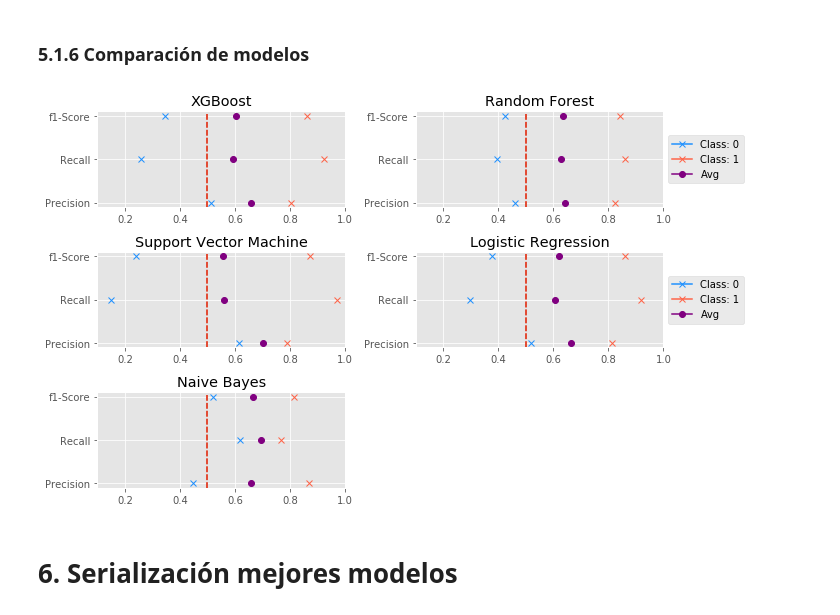
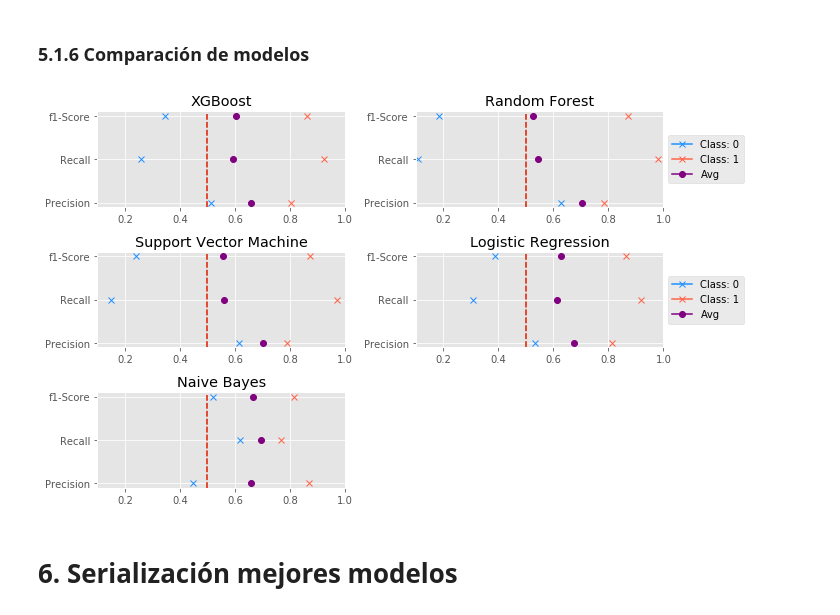
Before and after one commit to fdopalomera/nyc_crime, a Jupyter notebook: Prueba2.ipynb, the cells around one changed output. Drawn from its saved outputs; the diff is of its cells as text; code cells hidden in the pictures.

```diff
--- a/Prueba2.ipynb
+++ b/Prueba2.ipynb
@@ -572,0 +527,4 @@ Realizado en 8.722s
+# %%
+rf2_best = RandomForestClassifier(max_depth=12, n_estimators=500, oob_score=True,
+                                 n_jobs=-1, random_state=123)
+fn.clf_metrics(rf2_best, X_train2, y_train2, X_test2, y_test2)
@@ -601,0 +558,3 @@ Realizado en 3.911s
+# %%
+svm2_best = SVC(kernel='linear', C=.2, gamma='scale', random_state=123)
+fn.clf_metrics(svm2_best, X_train2, y_train2, X_test2, y_test2)
@@ -635,0 +586,3 @@ Please also refer to the documentation for alternative solver options:
+# %%
+log2_best = LogisticRegression(C=.2, penalty='l2', max_iter=300, n_jobs=-1, random_state=123)
+fn.clf_metrics(log2_best, X_train2, y_train2, X_test2, y_test2)
@@ -643,7 +613,8 @@ grid_nb2 = GridSearchCV(naive_bayes, param_grid_nb, n_jobs=-1, cv=strat)
 
 fn.clf_metrics(grid_nb2, X_train2, y_train2, X_test2, y_test2)
 # %%
-fn.clf_metrics(mo2['nb'], X_train2, y_train2, X_test2, y_test2)
+nb2_best = BernoulliNB(alpha=.6, fit_prior=True)
+fn.clf_metrics(nb2_best, X_train2, y_train2, X_test2, y_test2)
 # %% [output]
 ROC_Score:
 0.694
@@ -675,15 +635,15 @@ pickle.dump(models_viol, open('models_viol.sav', 'wb'))
 # %% [markdown]
 ### 5.1.6 Comparación de modelos
 # %%
-estimators2 = [('XGBoost', mo2['xgb']),
-              ('Random Forest', mo2['rf']),
-              ('Support Vector Machine', mo2['svm']),
-              ('Logistic Regression', mo2['log']),
-              ('Naive Bayes', mo2['nb'])]
+estimators2 = [('XGBoost', xgb2_best),
+              ('Random Forest', rf2_best),
+              ('Support Vector Machine', svm2_best),
+              ('Logistic Regression', log2_best),
+              ('Naive Bayes', nb2_best)]
 
 fn.compare_classifiers(estimators2, X_test2, y_test2, n_cols=2)
 # %% [output]
-[figure, old version]
+[figure, new version]
 # %% [markdown]
 # 6. Serialización mejores modelos
 # %%
```
Also changed, not shown: parts of 38 cells of this notebook, 1 other file.
